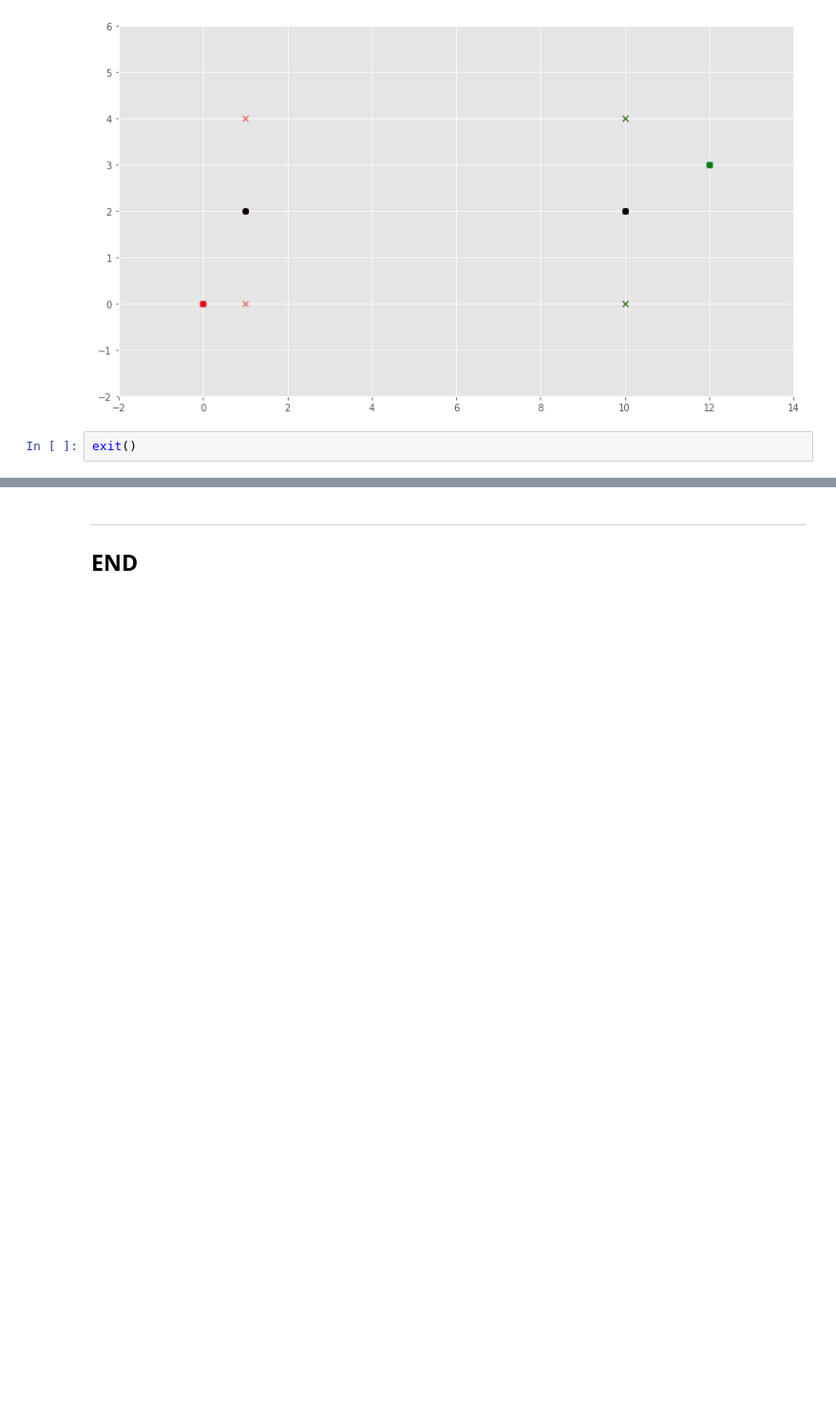
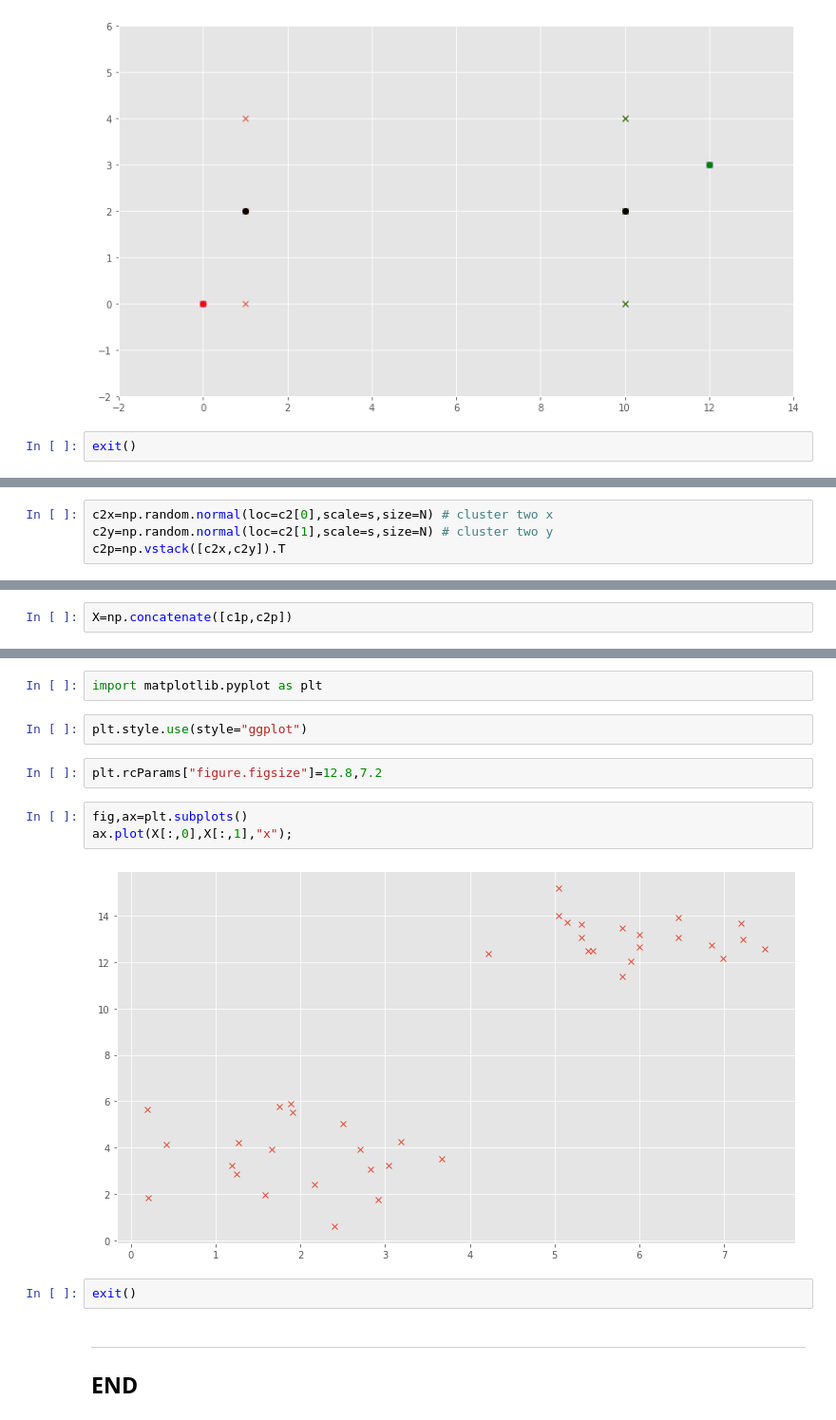
Before and after one commit to SeanOhAileasa/mls-scikit-learn-scipy-stats, a Jupyter notebook: scikit-learn.ipynb, the cells around one changed output, grey strips where cells are left out. Shown: that part at 95% size. Drawn from its saved outputs; the diff is of its cells as text; blank space fills up the shorter version.

```diff
--- a/scikit-learn.ipynb
+++ b/scikit-learn.ipynb
@@ -575,0 +707,4 @@ exit()
+# %%
+c2x=np.random.normal(loc=c2[0],scale=s,size=N) # cluster two x
+c2y=np.random.normal(loc=c2[1],scale=s,size=N) # cluster two y
+c2p=np.vstack([c2x,c2y]).T
@@ -575,0 +759,2 @@ exit()
+# %%
+X=np.concatenate([c1p,c2p])
@@ -576,3 +809,16 @@ exit()
+# %%
+import matplotlib.pyplot as plt
+# %%
+plt.style.use(style="ggplot")
+# %%
+plt.rcParams["figure.figsize"]=12.8,7.2
+# %%
+fig,ax=plt.subplots()
+ax.plot(X[:,0],X[:,1],"x");
+# %% [output]
+[figure, added]
+# %%
+exit()
 # %% [markdown]
 ***
 ## END
```
Also changed, not shown: parts of 53 cells of this notebook.
